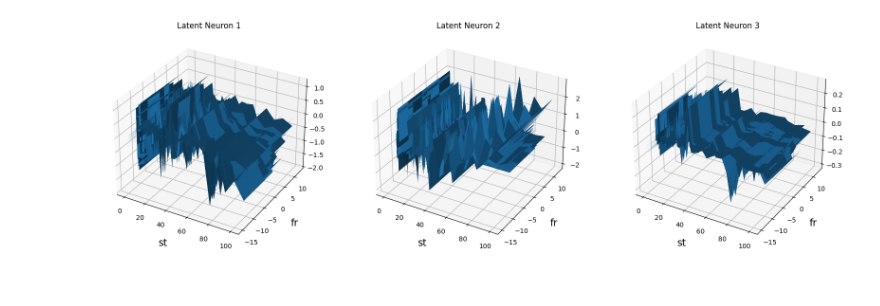
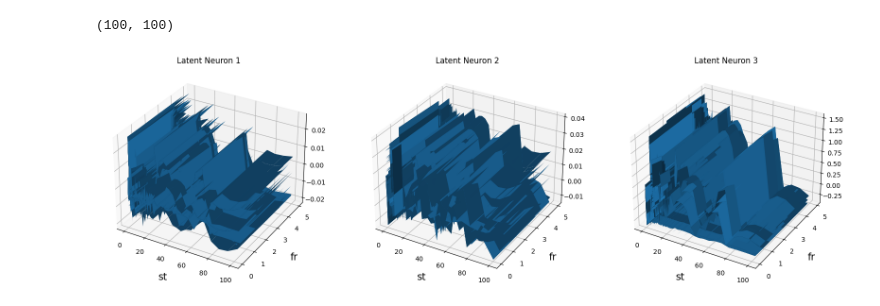
Before and after one commit to SchoolofAI-Algiers/physics_discovery, a Jupyter notebook: analysis.ipynb, the cells around one changed output. Cells and saved outputs as stored; diff of their text form; code cells hidden in the pictures.

```diff
--- a/analysis.ipynb
+++ b/analysis.ipynb
@@ -4,7 +4,7 @@ from models import SciNet
 import numpy as np
 import torch
 # %%
-scinet = SciNet(49,1,3,64)
+scinet = SciNet(100,1,3,64)
 scinet.load_state_dict(torch.load("trained_models/scinet1.dat"))
 
 size = 100
@@ -13,7 +13,7 @@ neuron_activation = [np.zeros((size,size)),np.zeros((size,size)),np.zeros((size,
 t_max = 5
 t = np.linspace(0, t_max, size)
 min_fr, max_fr = 0, 5
-fr = np.random.normal(min_fr, max_fr, size)
+fr = np.random.uniform(min_fr, max_fr, size)
 start_st, end_st = 0.01, 100
 st = np.logspace(np.log10(start_st), np.log10(end_st), size, endpoint = True)
 
@@ -22,7 +22,7 @@ def f(t, st, fr):
 
 for ist, st_ in enumerate(st):
     for ifr, fr_ in enumerate(fr):
-        example = list(f(t, st_, fr_))[1:50]
+        example = list(f(t, st_, fr_))
         t_pred = np.random.uniform(0, t_max)
         example.append(t_pred)
 
@@ -37,16 +37,21 @@ for ist, st_ in enumerate(st):
 # %%
 fig = plt.figure(figsize=(20,10))
 for i in range(3):
     ax = fig.add_subplot(1, 3, 1+i, projection='3d')
+
+    fr = np.random.uniform(min_fr, max_fr, size)
+    st = np.logspace(np.log10(start_st), np.log10(end_st), size, endpoint = True)
 
     X,Y = np.meshgrid(st, fr)
     Z = neuron_activation[i]
 
     surf = ax.plot_surface(X, Y, Z, cmap=None, linewidth=0, antialiased=True)
     ax.set_xlabel('st', fontsize=15, labelpad=10)
     ax.set_ylabel('fr', fontsize=15, labelpad=10)
     ax.set_title("Latent Neuron %i" % (i+1))
 
+print(Z.shape)
 plt.show()
 # %% [output]
+(100, 100)
-[figure, old version]
+[figure, new version]
```
Also changed, not shown: 6 other files.
